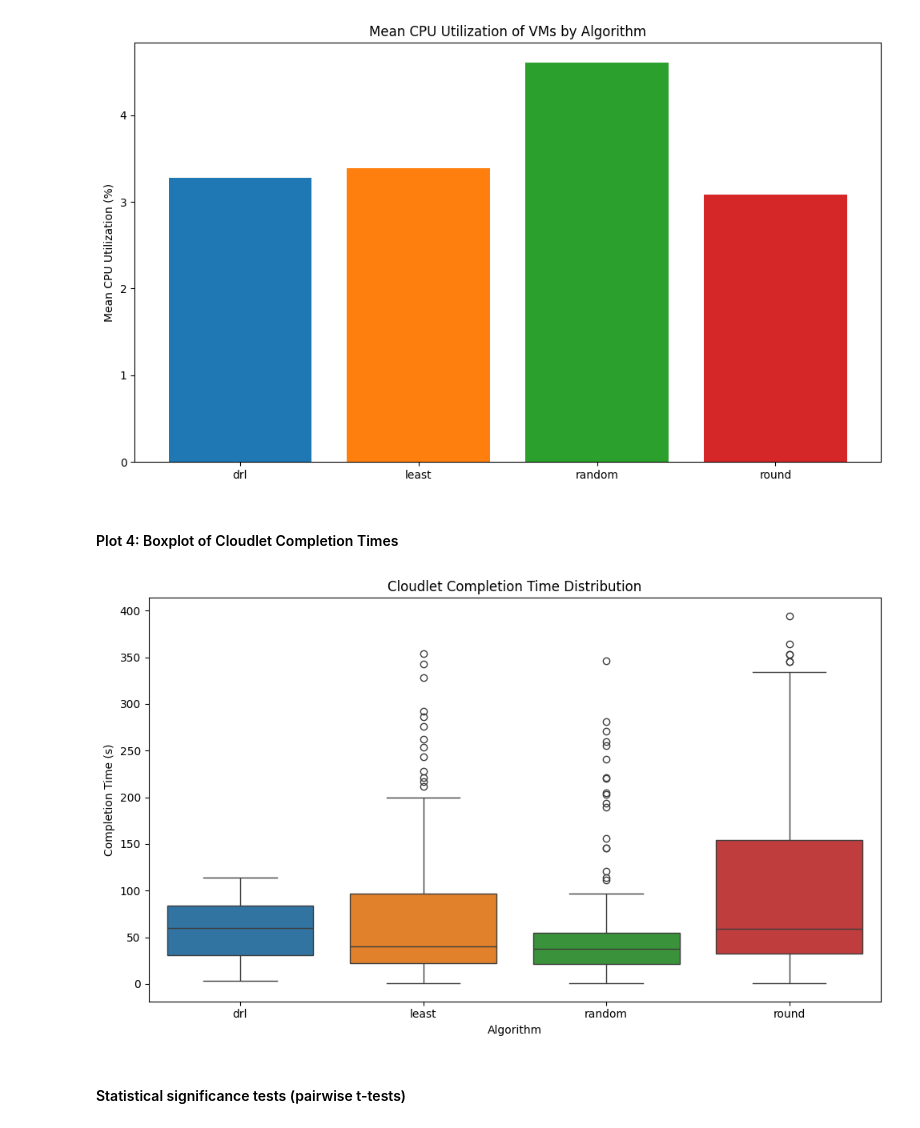
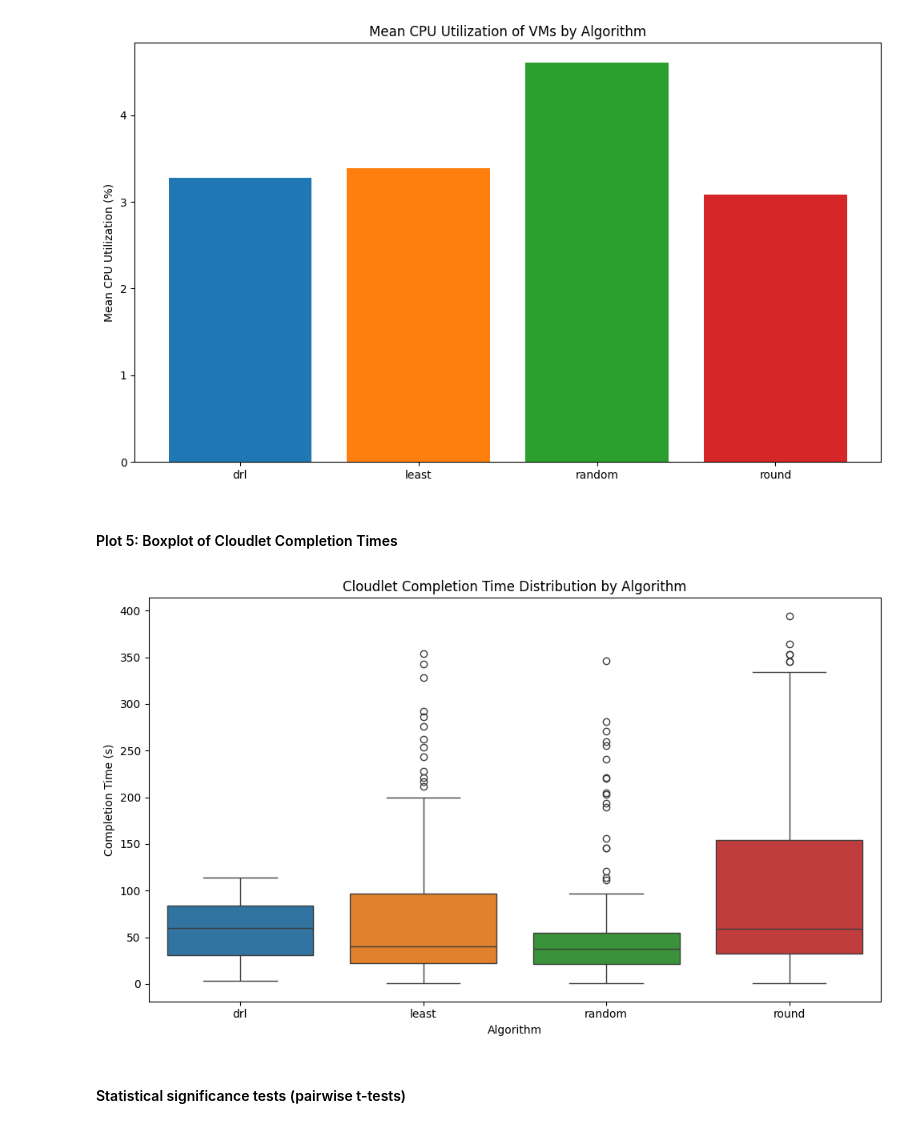
Before and after one commit to diabahmed/drl-cloudsimplus-loadbalancer, a Jupyter notebook: data-analysis/analysis.ipynb, the cells around one changed output. Saved outputs shown, nothing was run; the diff lists cells and outputs as text; code cells hidden in the pictures.

Commit message:
feat: modified completion time boxplot and added total VM cost chart

```diff
--- a/data-analysis/analysis.ipynb
+++ b/data-analysis/analysis.ipynb
@@ -78,7 +78,7 @@ Summary Statistics:
 # %% [markdown]
 #### Plot 1: Bar chart of Total Cloudlet Cost
 # %%
-bar_colors = ['tab:blue', 'tab:orange', 'tab:green', 'tab:red', 'tab:purple']
+bar_colors = ['tab:blue', 'tab:orange', 'tab:green', 'tab:red']
 
 # Total Cloudlet Cost plot
 fig, ax = plt.subplots(figsize=(10,6))
@@ -115,25 +128,25 @@ plt.show()
 # %% [output]
 [figure]
 # %% [markdown]
-#### Plot 4: Boxplot of Cloudlet Completion Times
+#### Plot 5: Boxplot of Cloudlet Completion Times
 # %%
 all_completion_times = []
 for algo in algorithms:
     cloudlet_df = pd.read_csv(f"data/{algo}_cloudlets.csv")
     cloudlet_df['Algorithm'] = algo
     all_completion_times.append(cloudlet_df[['CompletionTime Seconds', 'Algorithm']])
 
 combined_df = pd.concat(all_completion_times)
 
 fig, ax = plt.subplots(figsize=(10,6))
 sns.boxplot(data=combined_df, x='Algorithm', y='CompletionTime Seconds', hue='Algorithm', palette=bar_colors, ax=ax, legend=False)
 ax.set_ylabel('Completion Time (s)')
-ax.set_title('Cloudlet Completion Time Distribution')
+ax.set_title('Cloudlet Completion Time Distribution by Algorithm')
 plt.tight_layout()
 plt.savefig('figs/completion_time_boxplot.png')
 plt.show()
 # %% [output]
-[figure, old version]
+[figure, new version]
 # %% [markdown]
 #### Statistical significance tests (pairwise t-tests)
 # %%
```
Also changed, not shown: parts of 3 cells of this notebook, 2 other files.
